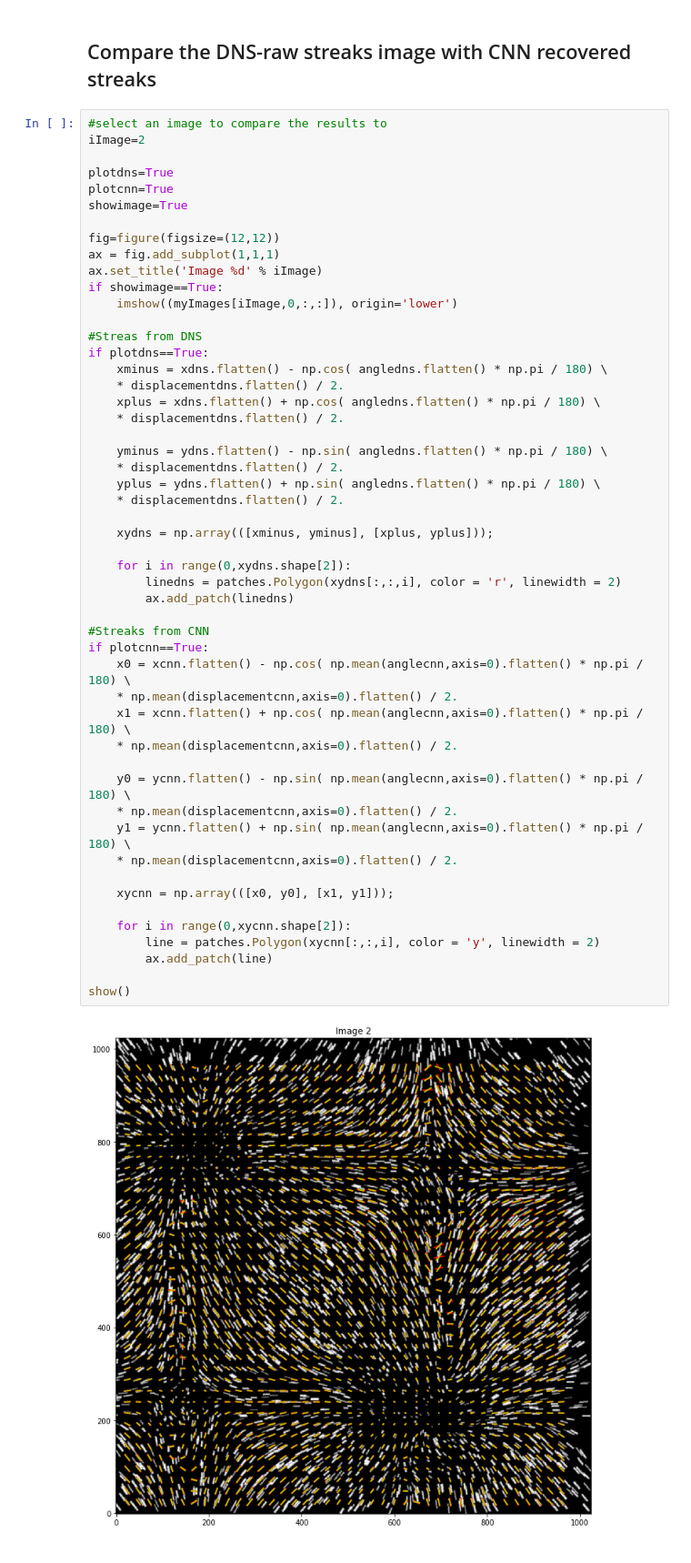
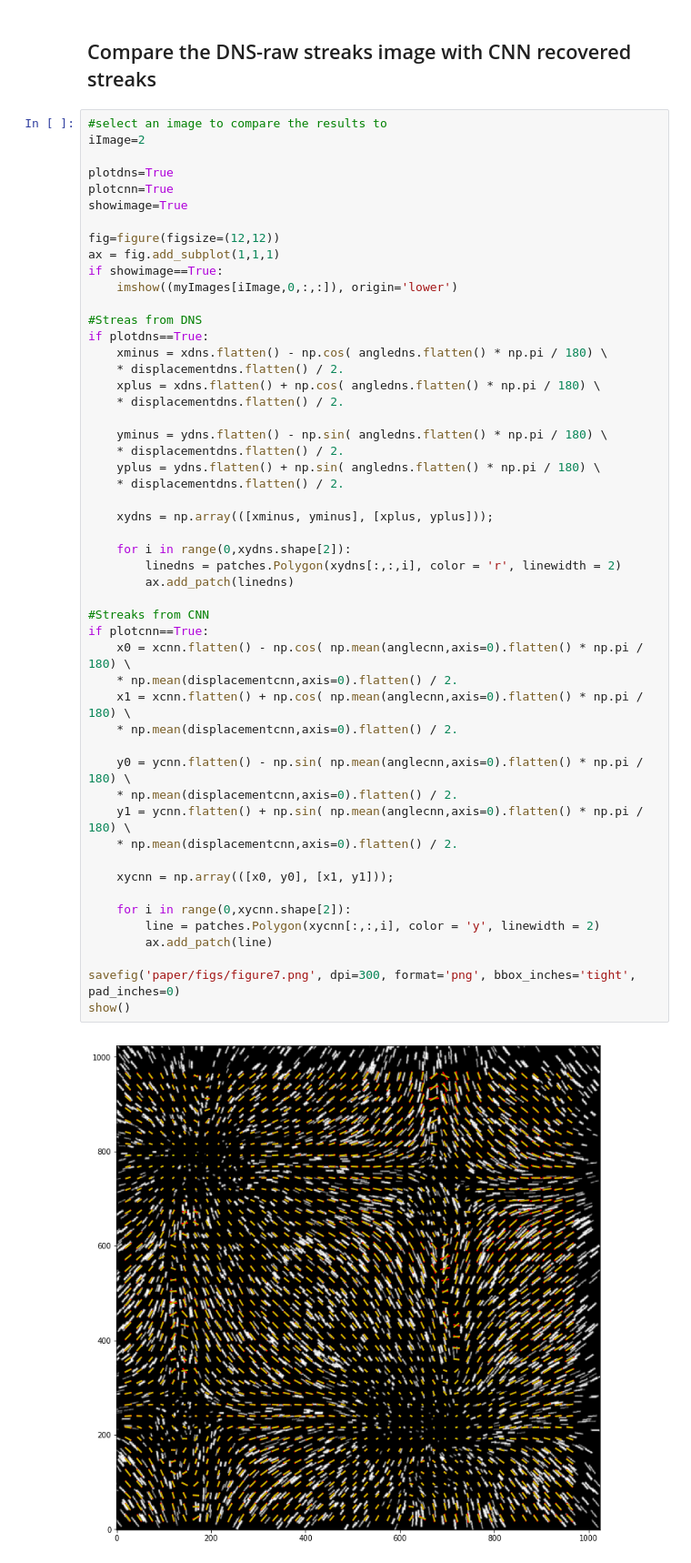
Before and after one commit to agrayver/streakcnn, a Jupyter notebook: test_CNN_on_DNS_pytorch.ipynb, the cells around one changed output. Shown at 91% size. Cells and saved outputs as stored; diff of their text form.

```diff
--- a/test_CNN_on_DNS_pytorch.ipynb
+++ b/test_CNN_on_DNS_pytorch.ipynb
@@ -324,7 +322,6 @@ showimage=True
 
 fig=figure(figsize=(12,12))
 ax = fig.add_subplot(1,1,1)
-ax.set_title('Image %d' % iImage)
 if showimage==True:
     imshow((myImages[iImage,0,:,:]), origin='lower')
 
@@ -339,31 +336,32 @@ if plotdns==True:
     * displacementdns.flatten() / 2.
     yplus = ydns.flatten() + np.sin( angledns.flatten() * np.pi / 180) \
     * displacementdns.flatten() / 2.
 
     xydns = np.array(([xminus, yminus], [xplus, yplus]));
 
     for i in range(0,xydns.shape[2]):
         linedns = patches.Polygon(xydns[:,:,i], color = 'r', linewidth = 2)
         ax.add_patch(linedns)
 
 #Streaks from CNN
 if plotcnn==True:
     x0 = xcnn.flatten() - np.cos( np.mean(anglecnn,axis=0).flatten() * np.pi / 180) \
     * np.mean(displacementcnn,axis=0).flatten() / 2.
     x1 = xcnn.flatten() + np.cos( np.mean(anglecnn,axis=0).flatten() * np.pi / 180) \
     * np.mean(displacementcnn,axis=0).flatten() / 2.
 
     y0 = ycnn.flatten() - np.sin( np.mean(anglecnn,axis=0).flatten() * np.pi / 180) \
     * np.mean(displacementcnn,axis=0).flatten() / 2.
     y1 = ycnn.flatten() + np.sin( np.mean(anglecnn,axis=0).flatten() * np.pi / 180) \
     * np.mean(displacementcnn,axis=0).flatten() / 2.
 
     xycnn = np.array(([x0, y0], [x1, y1]));
 
     for i in range(0,xycnn.shape[2]):
         line = patches.Polygon(xycnn[:,:,i], color = 'y', linewidth = 2)
         ax.add_patch(line)
 
+savefig('paper/figs/figure7.png', dpi=300, format='png', bbox_inches='tight', pad_inches=0)
 show()
 # %% [output]
-[figure, old version]
+[figure, new version]
```
Also changed, not shown: parts of 4 cells of this notebook, 11 other files.
